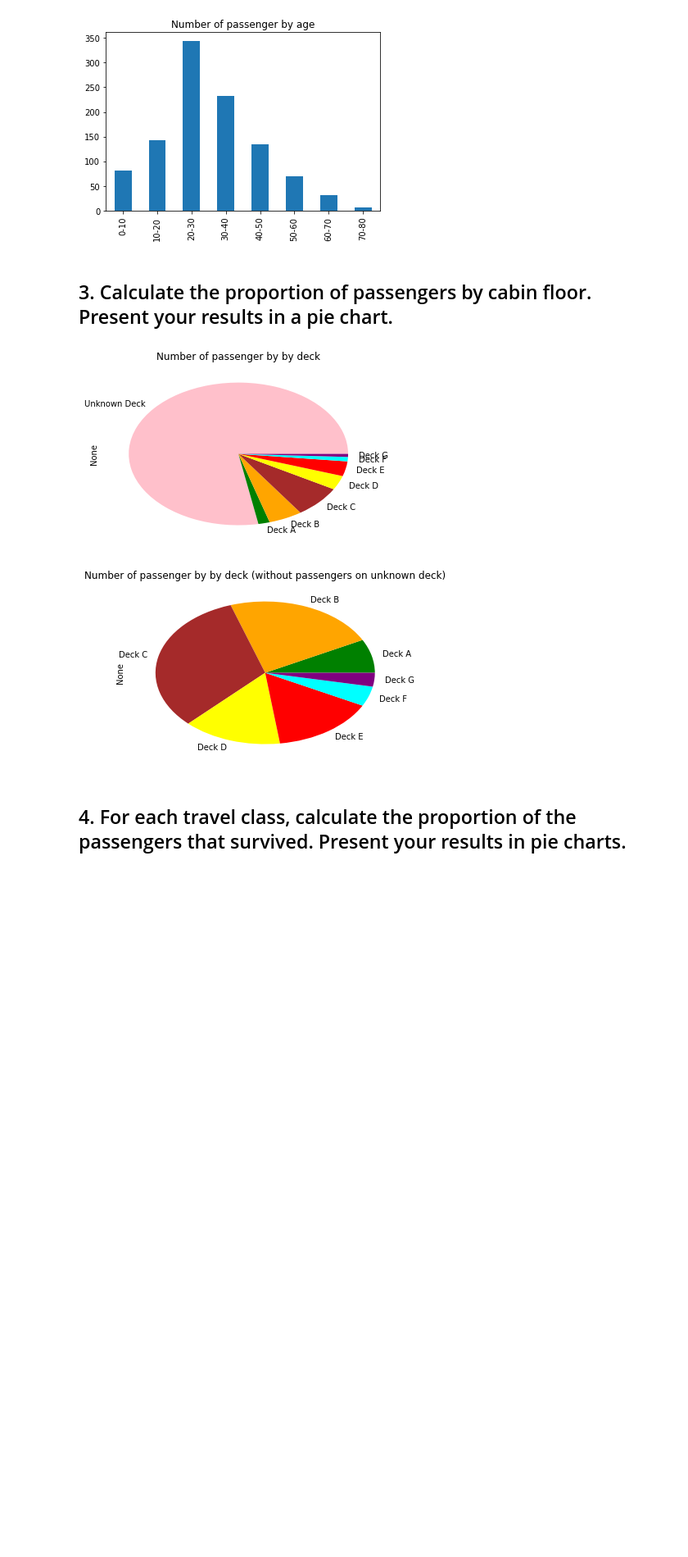
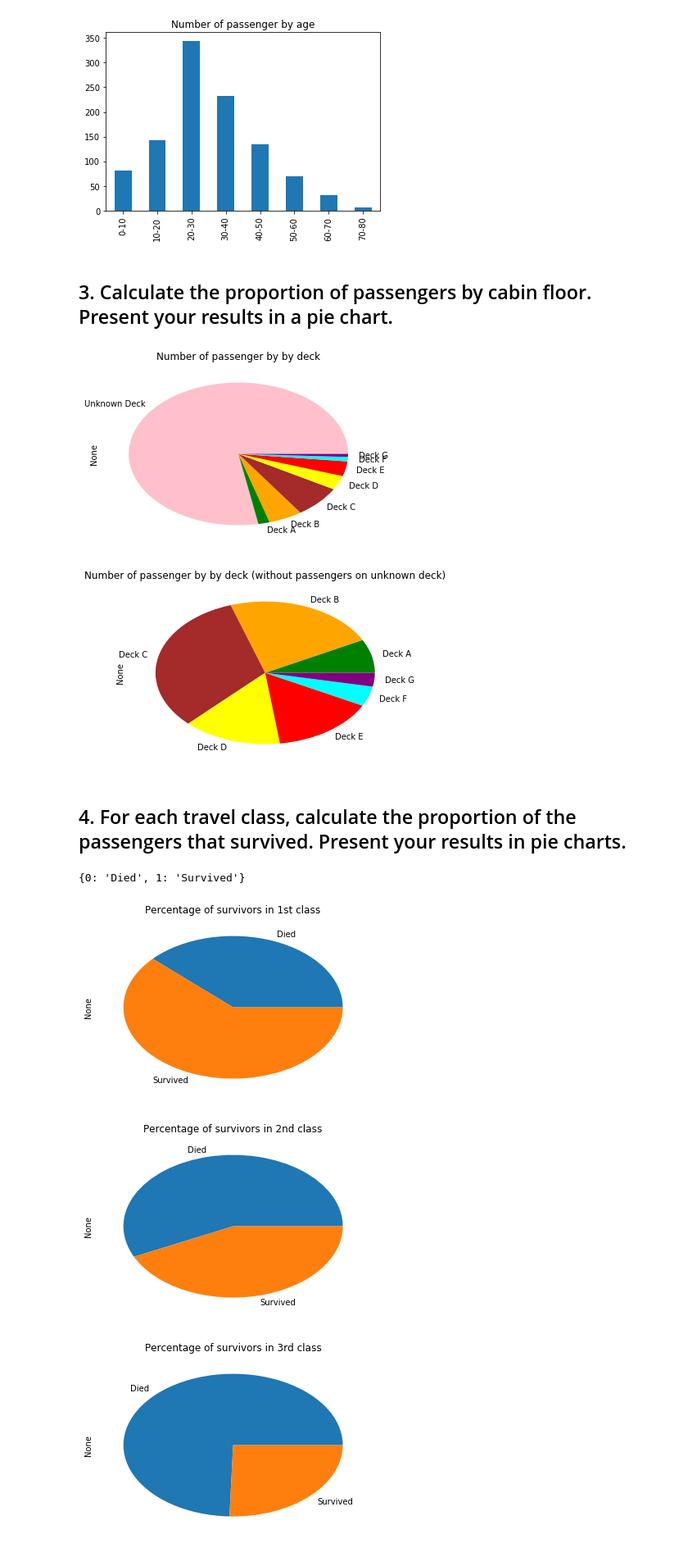
Before and after one commit to NicoBrun/ada2017, a Jupyter notebook: 01 - Pandas and Data Wrangling/Homework 1.ipynb, the cells around one changed output. Shown at 82% size. Drawn from its saved outputs; the diff is of its cells as text; code cells hidden in the pictures; blank space fills up the shorter version.

```diff
--- a/01 - Pandas and Data Wrangling/Homework 1.ipynb
+++ b/01 - Pandas and Data Wrangling/Homework 1.ipynb
@@ -156,8 +156,9 @@ dataset = pd.read_excel(DATA_FOLDER+"/titanic.xls", index_col=None, names=data_n
 # Some cleaning before discussing the data, so that we can, for example, describe dataset['ticket'] as a number and not as a string
 # just because some rows hold 'PC343445' instead of '343445
 
-# Category dictionnary for pclass
+# Category dictionnary for pclass, survived
 cat_pclass = {1:"1st class", 2:"2nd class", 3:"3rd class"}
+cat_survived = {0 : "Died", 1:"Survived"}
 
 # Categorize Sex
 cat_sex = {0 : 'Female', 1 : 'Male'}
@@ -430,3 +431,35 @@ plt.show()
 [figure]
 # %% [markdown]
 ## 4. For each travel class, calculate the proportion of the passengers that survived. Present your results in pie charts.
+# %%
+ps_data = dataset[['pclass', 'survived']]
+
+# calculate percentage of survivors
+# looped solution - for reference
+#for pclass in cat_pclass :
+#    # build index of survivors in the passenger class
+#    survivors = ps_data[ps_data['survived'].map(lambda e : e==1) & ps_data['pclass'].map(lambda e : e==pclass) ]
+#    deads = ps_data[ps_data['survived'].map(lambda e : e==0) & ps_data['pclass'].map(lambda e : e==pclass) ]
+#    surv_prop = len(survivors) / (len(deads)+ len(survivors))
+#    print(surv_prop)
+survivors = pd.Series([ len(ps_data[ps_data.apply((lambda row : row['pclass']==pclass and row['survived']==1), axis=1)])
+                           / len(ps_data[ps_data['pclass']==pclass])
+                           for pclass in cat_pclass.keys() ] )
+survivors.index = cat_pclass.values()
+
+# for each % class, add the percentage of deads and do a nice pie plot
+#print(cat_survived)
+for pclass in cat_pclass.keys() :
+    fig = plt.figure()
+    sv_pc = survivors[pclass-1]
+    pclass_survivors = pd.Series([1-sv_pc, sv_pc])
+    pclass_survivors.index = cat_survived.values()
+    title = 'Percentage of survivors in ' + cat_pclass[pclass]
+    pclass_survivors.plot(kind='pie', title=title)
+
+plt.show()
+# %% [output]
+{0: 'Died', 1: 'Survived'}
+[figure, added]
+[figure, added]
+[figure, added]
```
